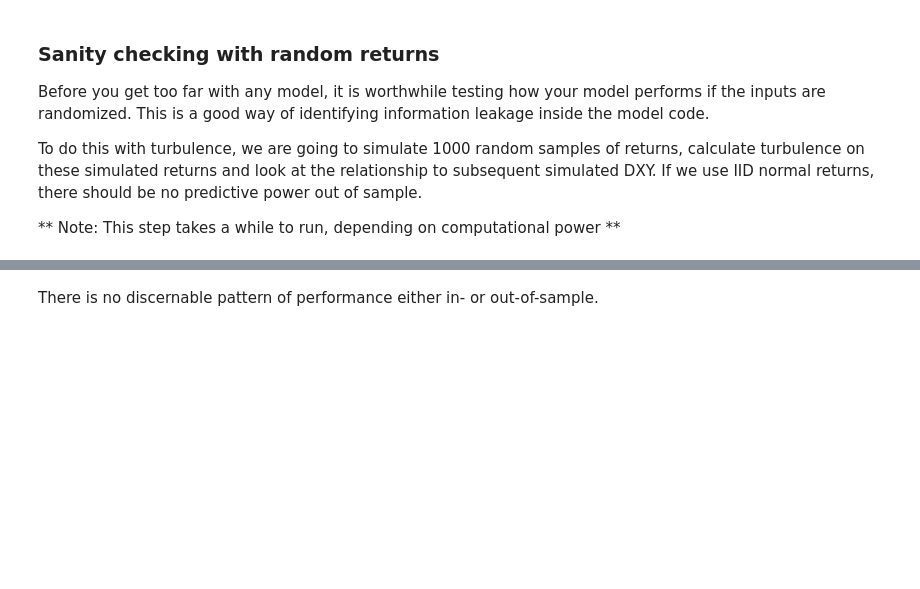
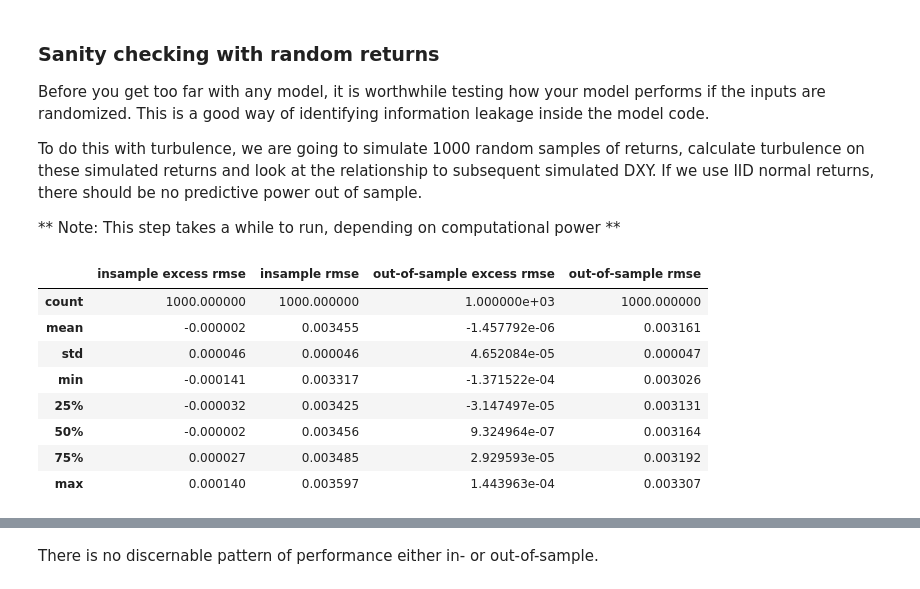
Before and after one commit to fintechsteve/modeling-volatility, a Jupyter notebook: Part_04b_Creating_Turbulence_Model.ipynb, the cells around one changed output, grey strips where cells are left out. Saved outputs shown, nothing was run; the diff lists cells and outputs as text; code cells hidden in the pictures; blank space fills up the shorter version.

```diff
--- a/Part_04b_Creating_Turbulence_Model.ipynb
+++ b/Part_04b_Creating_Turbulence_Model.ipynb
@@ -379,3 +406,13 @@ rand_perf = pd.DataFrame(list(map(lambda x:random_turbulence_models_by_seed(retu
 # %%
-rand_perf.describe()
+rand_turb_perf.describe()
+# %% [output]
+|  | insample excess rmse | insample rmse | out-of-sample excess rmse | out-of-sample rmse |
+| count | 1000.000000 | 1000.000000 | 1.000000e+03 | 1000.000000 |
+| mean | -0.000002 | 0.003455 | -1.457792e-06 | 0.003161 |
+| std | 0.000046 | 0.000046 | 4.652084e-05 | 0.000047 |
+| min | -0.000141 | 0.003317 | -1.371522e-04 | 0.003026 |
+| 25% | -0.000032 | 0.003425 | -3.147497e-05 | 0.003131 |
+| 50% | -0.000002 | 0.003456 | 9.324964e-07 | 0.003164 |
+| 75% | 0.000027 | 0.003485 | 2.929593e-05 | 0.003192 |
+| max | 0.000140 | 0.003597 | 1.443963e-04 | 0.003307 |
 # %%
```
Also changed, not shown: parts of 16 cells of this notebook, 7 other files.
